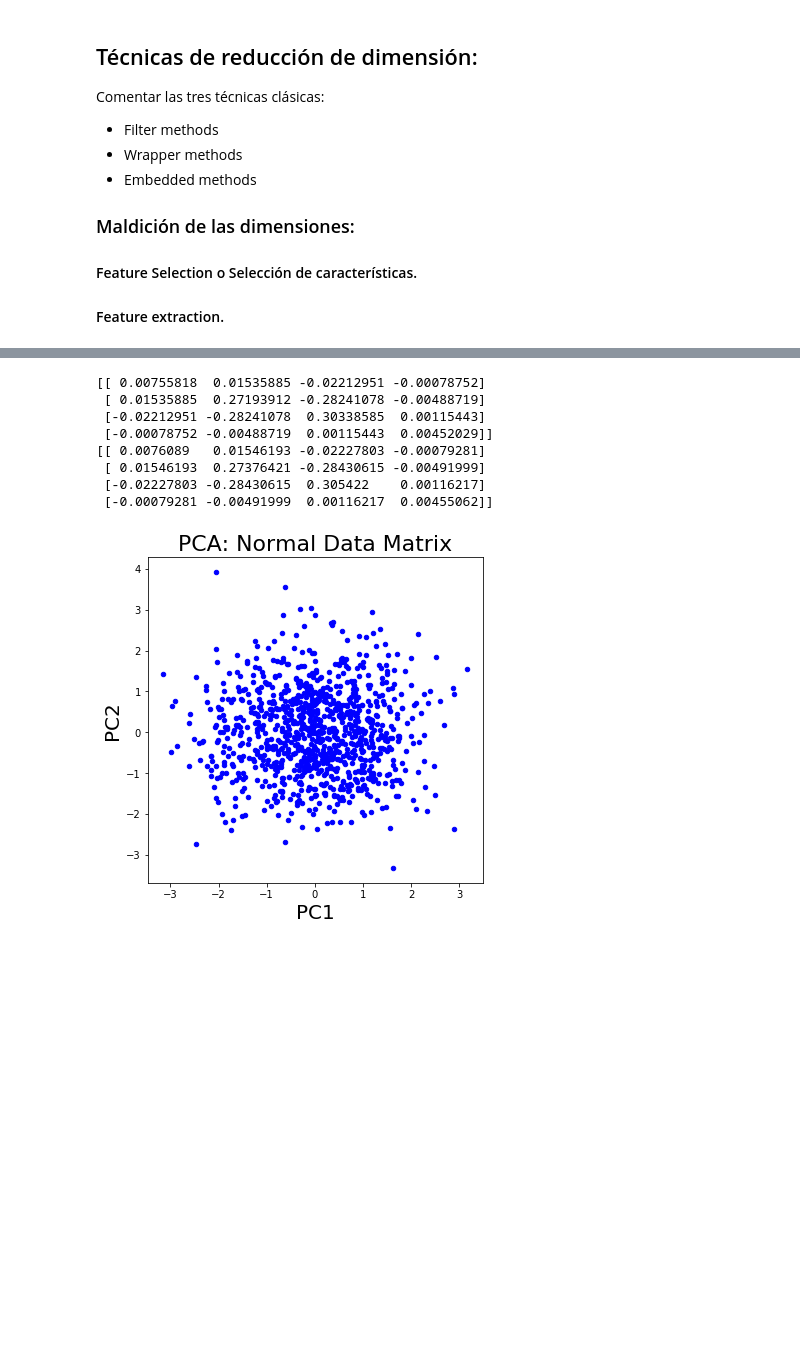
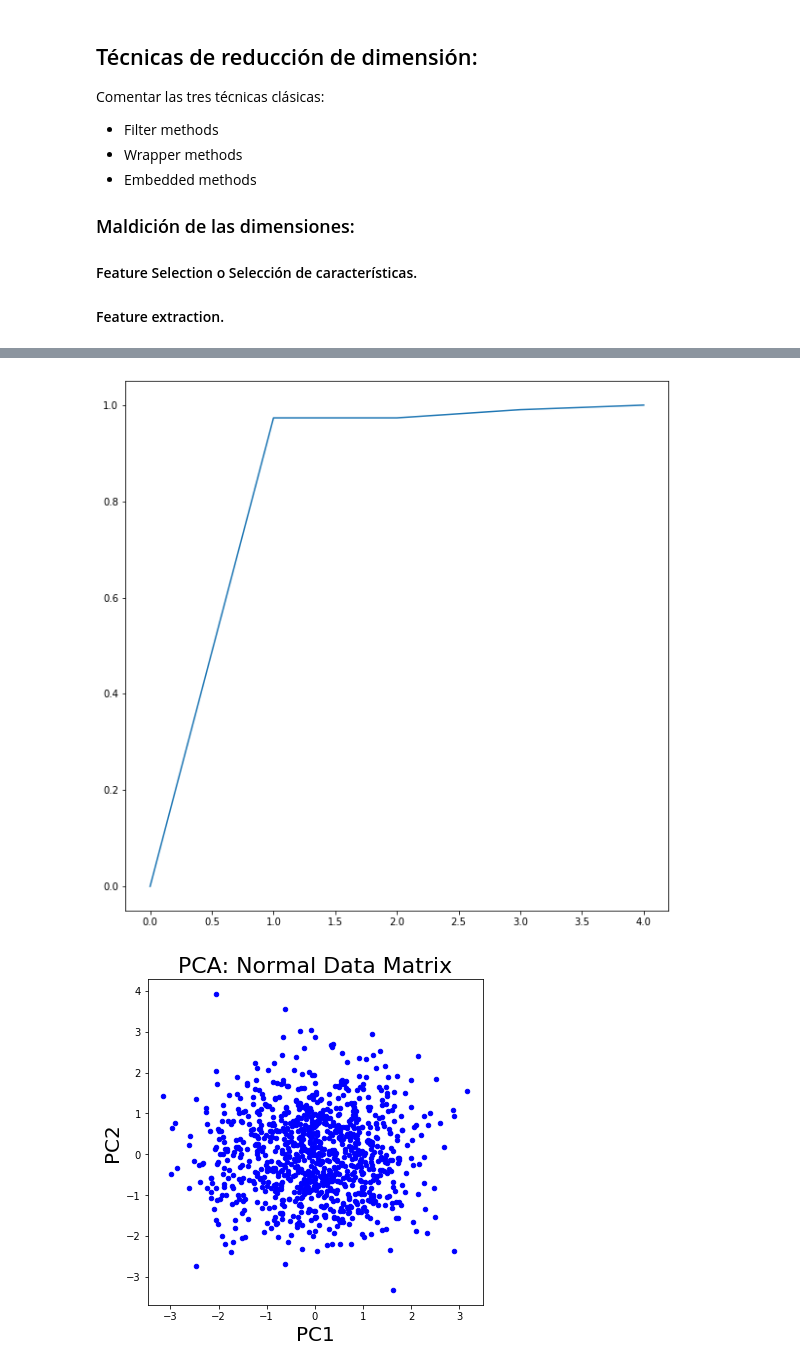
Before and after one commit to borjaf696/ml_cheat_sheet, a Jupyter notebook: ml_cheat_sheet.ipynb, the cells around one changed output, grey strips where cells are left out. Drawn from its saved outputs; the diff is of its cells as text; code cells hidden in the pictures; blank space fills up the shorter version.

```diff
--- a/ml_cheat_sheet.ipynb
+++ b/ml_cheat_sheet.ipynb
@@ -606,35 +606,39 @@ def cova_full(X):
     x_mean = np.array([np.mean(X[:,i]) for i in range(X.shape[1])])
     X_c = (X - np.multiply(np.ones((len(X),1)),np.transpose(x_mean)))
     return 1/len(X)*np.matmul(np.transpose(X_c),X_c)
+
+# Eigendecomposition
+def eigendecompose(X, show = False):
+    values, vect = np.linalg.eig(X)
+    if show:
+        x = list(range(cov_mat.shape[0]+ 1))
+        cum_sum_variance = [0] + list(np.cumsum(values) / np.sum(values))
+        plt.figure(figsize = (10, 10))
+        plt.plot(x, cum_sum_variance)
+        plt.show()
 # %%
 import matplotlib.pyplot as plt
 import mpl_toolkits.mplot3d
 import numpy as np
 import pandas as pd
 from sklearn import datasets
 from sklearn.decomposition import PCA
 # Lets build the df
 iris = datasets.load_iris()
 features = ['sepal_length','sepal_width','petal_length','petal_width']
 iris_df = pd.DataFrame(iris.data, columns = features)
 iris_df['species'] = iris.target
 trans_dict = {0:'setosa',1:'virginica',2:'versicolor'}
 iris_df['species'] = iris_df['species'].apply(lambda x: trans_dict[x])
 # Data normalization
 iris_df[features] = iris_df[features].apply(normalize, method = 'z', axis = 1)
 # Covariance matrix
 cov_mat = cova_full(iris_df[features].values)
-cov_mat_np = (np.cov(iris_df[features].values.T))
+#cov_mat_np = (np.cov(iris_df[features].values.T))
 # Eigen decomposition
+eigendecompose(cov_mat, True)
 # %% [output]
-[[ 0.00755818  0.01535885 -0.02212951 -0.00078752]
- [ 0.01535885  0.27193912 -0.28241078 -0.00488719]
- [-0.02212951 -0.28241078  0.30338585  0.00115443]
- [-0.00078752 -0.00488719  0.00115443  0.00452029]]
-[[ 0.0076089   0.01546193 -0.02227803 -0.00079281]
- [ 0.01546193  0.27376421 -0.28430615 -0.00491999]
- [-0.02227803 -0.28430615  0.305422    0.00116217]
- [-0.00079281 -0.00491999  0.00116217  0.00455062]]
+[figure, added]
 # %%
 import numpy as np
 import matplotlib.pyplot as plt
```
Also changed, not shown: parts of 1 cell of this notebook.
